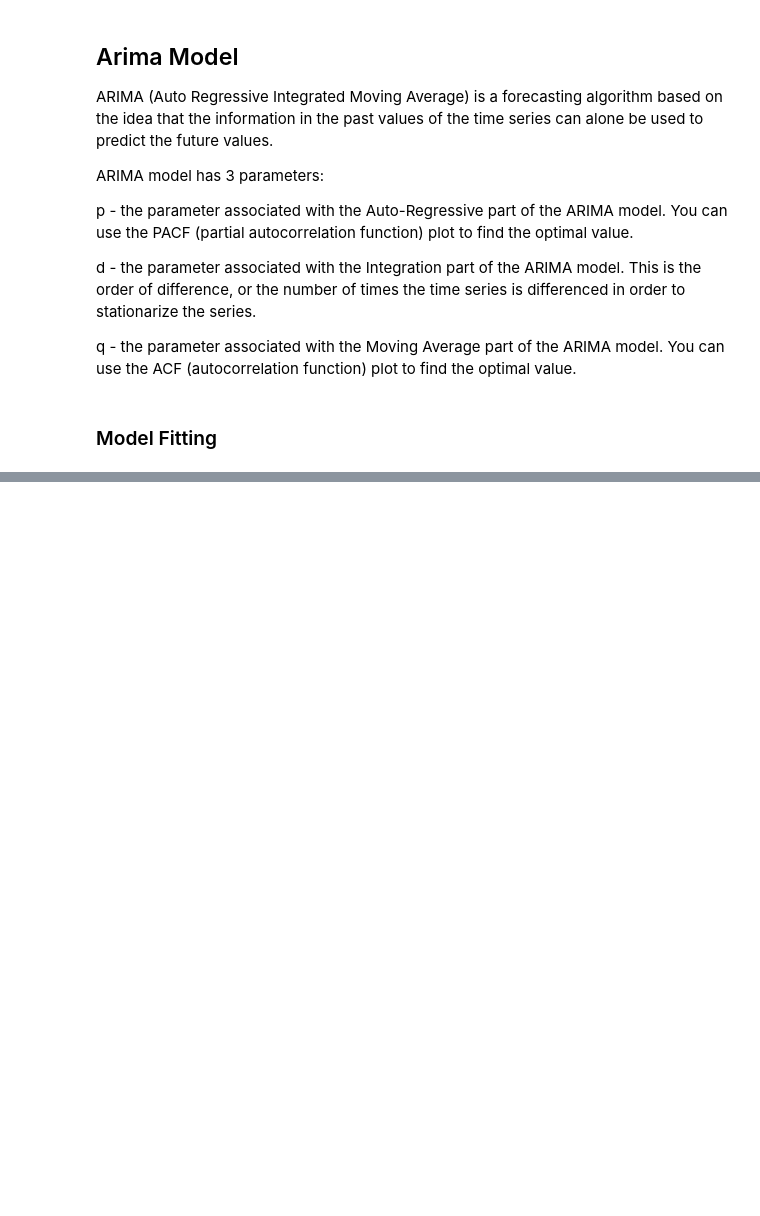
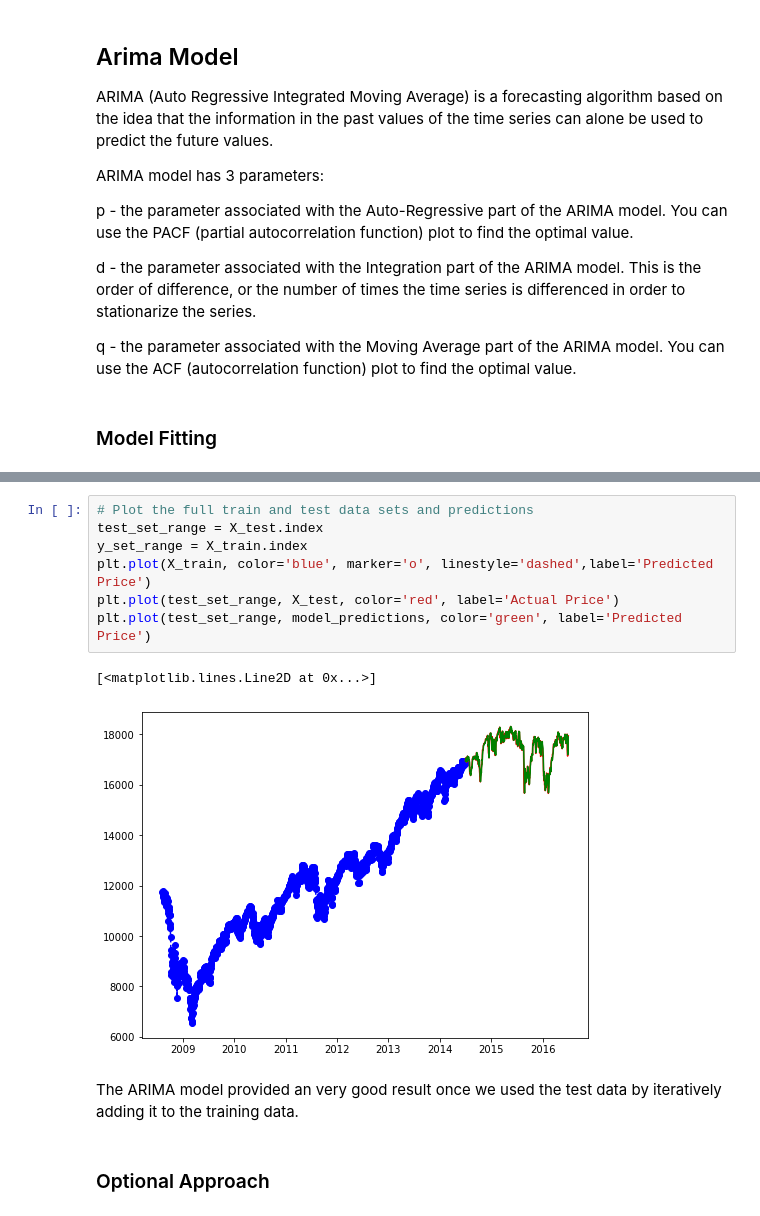
Before and after one commit to hayriizgi/Springboard, a Jupyter notebook: Capstone_2/02_Preprocessing_Training_Modeling_4_ARIMA.ipynb, the cells around one changed output, grey strips where cells are left out. Cells and saved outputs as stored; diff of their text form; blank space fills up the shorter version.

```diff
--- a/Capstone_2/02_Preprocessing_Training_Modeling_4_ARIMA.ipynb
+++ b/Capstone_2/02_Preprocessing_Training_Modeling_4_ARIMA.ipynb
@@ -513,0 +259,14 @@ plt.show()
+# %%
+# Plot the full train and test data sets and predictions
+test_set_range = X_test.index
+y_set_range = X_train.index
+plt.plot(X_train, color='blue', marker='o', linestyle='dashed',label='Predicted Price')
+plt.plot(test_set_range, X_test, color='red', label='Actual Price')
+plt.plot(test_set_range, model_predictions, color='green', label='Predicted Price')
+# %% [output]
+[<matplotlib.lines.Line2D at 0x...>]
+[figure, added]
+# %% [markdown]
+The ARIMA model provided an very good result once we used the test data by iteratively adding it to the training data.
+# %% [markdown]
+### Optional Approach
```
Also changed, not shown: parts of 71 cells of this notebook.
